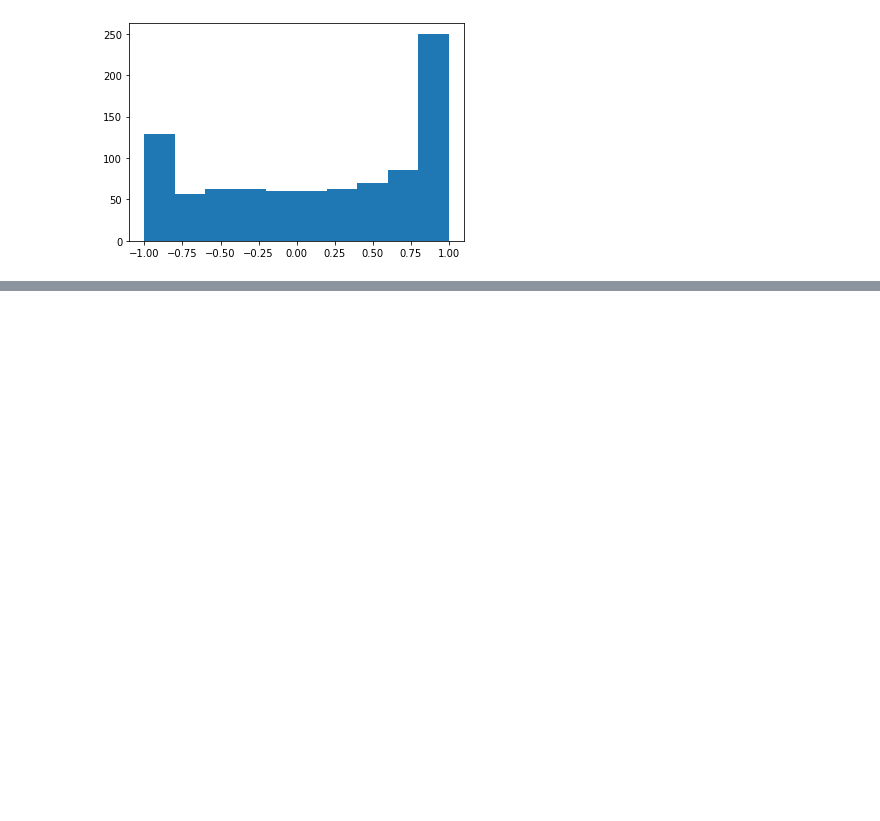
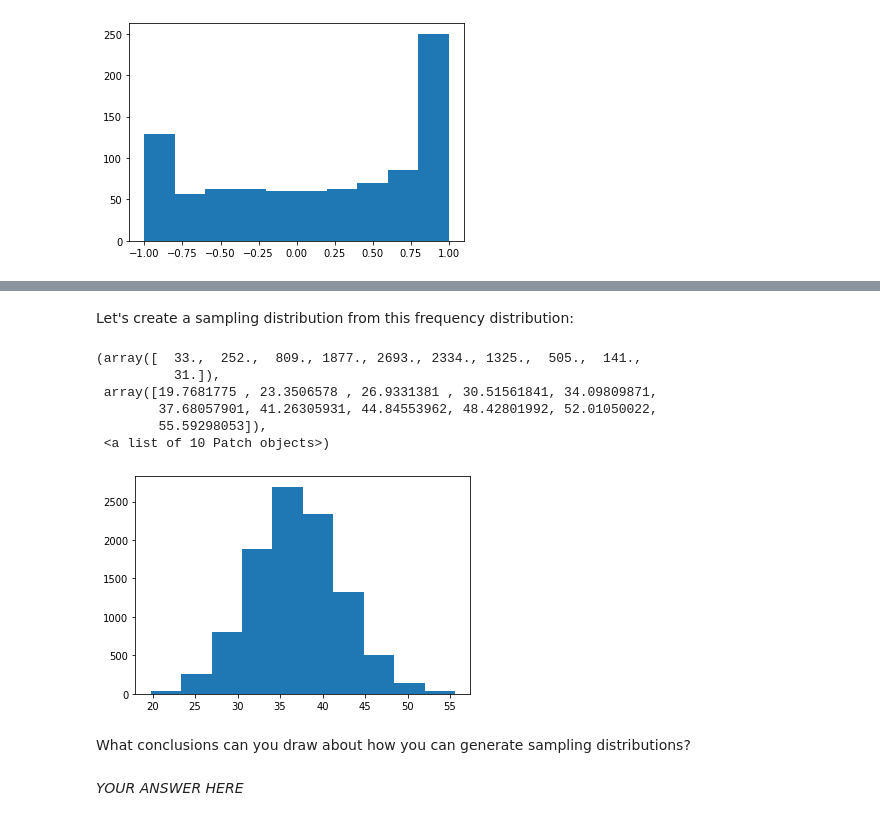
Before and after one commit to ds-modules/POLSCI-3, a Jupyter notebook: Distributions Homework 1.ipynb, the cells around one changed output, grey strips where cells are left out. Drawn from its saved outputs; the diff is of its cells as text; code cells hidden in the pictures; blank space fills up the shorter version.

```diff
--- a/Distributions Homework 1.ipynb
+++ b/Distributions Homework 1.ipynb
@@ -271,0 +208,21 @@ Normal distributions follow the 68-95-99.7 rule: within 1 standard deviation lie
+# %% [markdown]
+Let's create a sampling distribution from this frequency distribution:
+# %%
+sample_dist1_means = []
+for _ in range(10000):
+    sample_dist1 = np.random.uniform(10, size=30)**2
+    sample_dist1_average = np.mean(sample_dist1)
+    sample_dist1_means.append(sample_dist1_average)
+plt.hist(sample_dist1_means)
+# %% [output]
+(array([  33.,  252.,  809., 1877., 2693., 2334., 1325.,  505.,  141.,
+          31.]),
+ array([19.7681775 , 23.3506578 , 26.9331381 , 30.51561841, 34.09809871,
+        37.68057901, 41.26305931, 44.84553962, 48.42801992, 52.01050022,
+        55.59298053]),
+ <a list of 10 Patch objects>)
+[figure, added]
+# %% [markdown]
+What conclusions can you draw about how you can generate sampling distributions?
+# %% [markdown]
+*YOUR ANSWER HERE*
```
Also changed, not shown: parts of 35 cells of this notebook, 1 other file.
